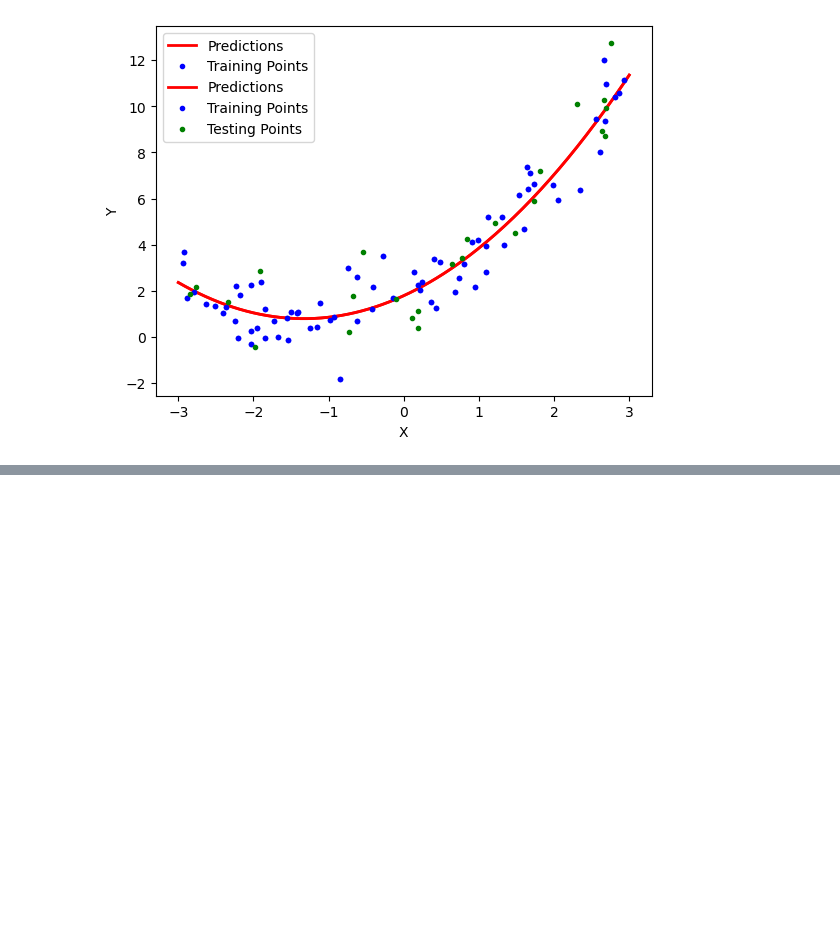
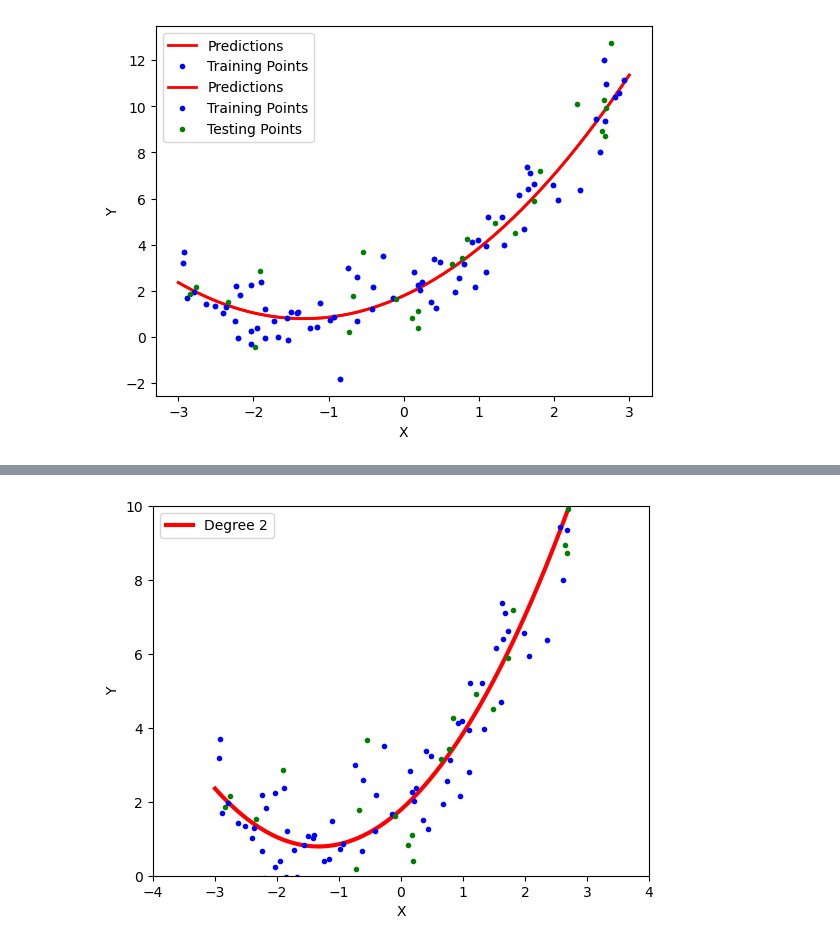
Before and after one commit to anshika-codes-AI/Complete-ML, a Jupyter notebook: 17-Linear Regression/polynomialRgression.ipynb, the cells around one changed output, grey strips where cells are left out. Cells and saved outputs as stored; diff of their text form; code cells hidden in the pictures; blank space fills up the shorter version.

```diff
--- a/17-Linear Regression/polynomialRgression.ipynb
+++ b/17-Linear Regression/polynomialRgression.ipynb
@@ -178,0 +226,4 @@ plt.show()
+# %%
+poly_regression(2)
+# %% [output]
+[figure, added]
```
Also changed, not shown: parts of 8 cells of this notebook.
